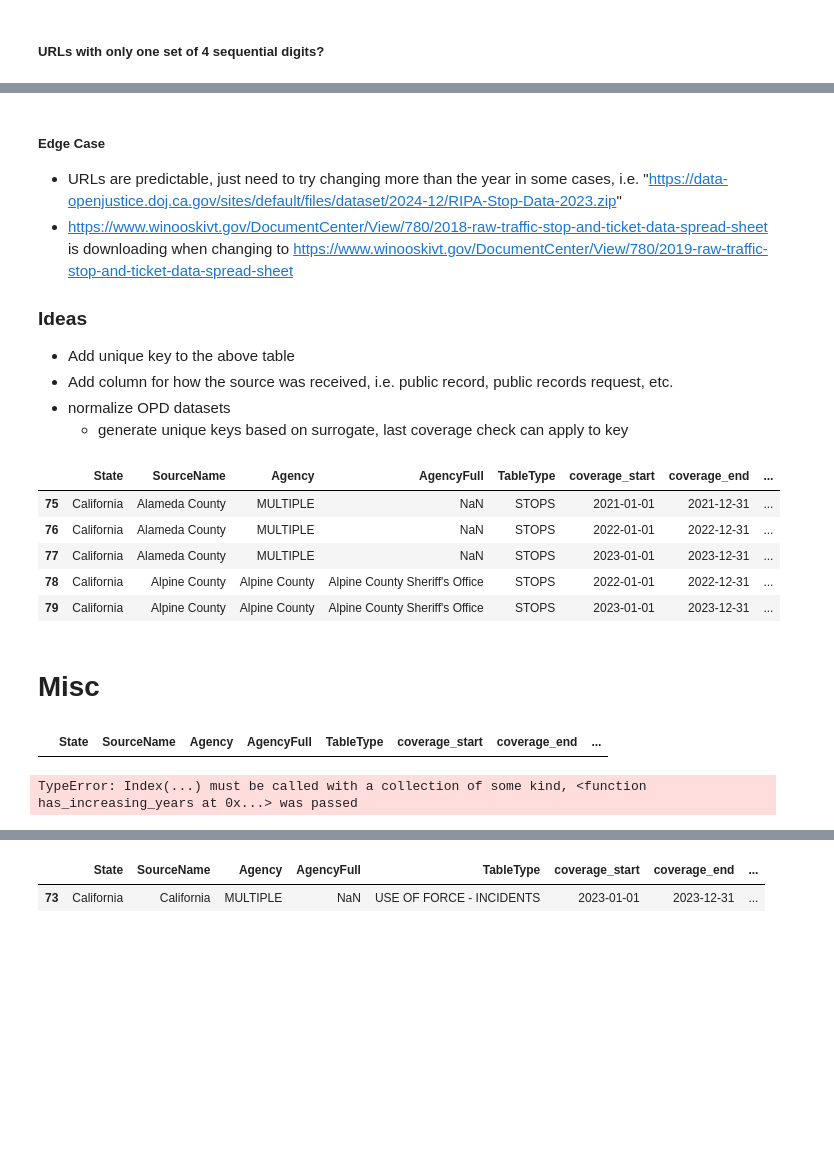
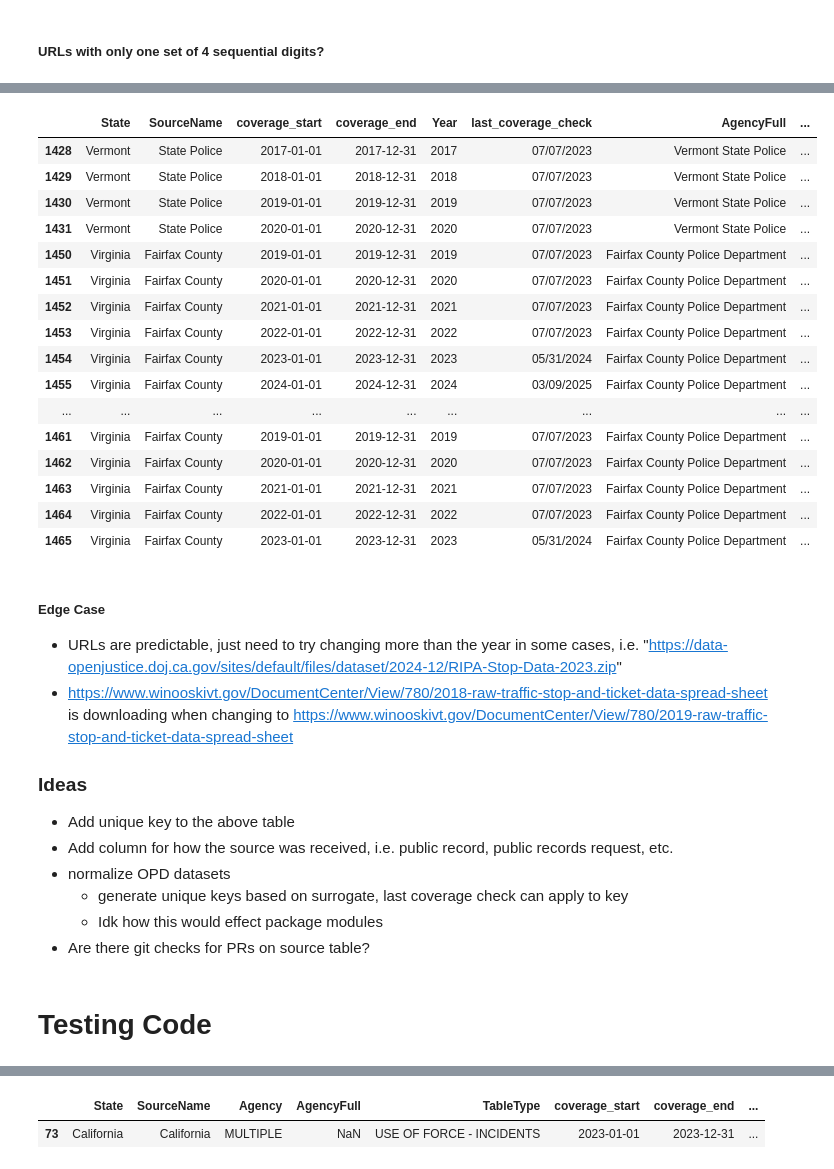
Before and after one commit to apancoast/openpolicedata, a Jupyter notebook: testing.ipynb, the cells around one changed output, grey strips where cells are left out. Drawn from its saved outputs; the diff is of its cells as text; code cells hidden in the pictures; blank space fills up the shorter version.

```diff
--- a/testing.ipynb
+++ b/testing.ipynb
@@ -100,36 +88,38 @@ filtered_records[['State', 'SourceName', 'coverage_start', 'coverage_end', 'Year
+# %%
+# Filter URLs with exactly one set of 4 sequential digits
+filtered_records = all_datasets[all_datasets['URL'].str.contains(r'^\D*(\d{4})\D*$', regex=True)]
+
+# Display the filtered dataset
+filtered_records[['State', 'SourceName', 'coverage_start', 'coverage_end', 'Year', 'last_coverage_check', 'AgencyFull', 'TableType', 'source_url', 'URL']].tail(20)
+# %% [output]
+|  | State | SourceName | coverage_start | coverage_end | Year | last_coverage_check | AgencyFull | ... |
+| 1428 | Vermont | State Police | 2017-01-01 | 2017-12-31 | 2017 | 07/07/2023 | Vermont State Police | ... |
+| 1429 | Vermont | State Police | 2018-01-01 | 2018-12-31 | 2018 | 07/07/2023 | Vermont State Police | ... |
+| 1430 | Vermont | State Police | 2019-01-01 | 2019-12-31 | 2019 | 07/07/2023 | Vermont State Police | ... |
+| 1431 | Vermont | State Police | 2020-01-01 | 2020-12-31 | 2020 | 07/07/2023 | Vermont State Police | ... |
+| 1450 | Virginia | Fairfax County | 2019-01-01 | 2019-12-31 | 2019 | 07/07/2023 | Fairfax County Police Department | ... |
+| 1451 | Virginia | Fairfax County | 2020-01-01 | 2020-12-31 | 2020 | 07/07/2023 | Fairfax County Police Department | ... |
+| 1452 | Virginia | Fairfax County | 2021-01-01 | 2021-12-31 | 2021 | 07/07/2023 | Fairfax County Police Department | ... |
+| 1453 | Virginia | Fairfax County | 2022-01-01 | 2022-12-31 | 2022 | 07/07/2023 | Fairfax County Police Department | ... |
+| 1454 | Virginia | Fairfax County | 2023-01-01 | 2023-12-31 | 2023 | 05/31/2024 | Fairfax County Police Department | ... |
+| 1455 | Virginia | Fairfax County | 2024-01-01 | 2024-12-31 | 2024 | 03/09/2025 | Fairfax County Police Department | ... |
+| ... | ... | ... | ... | ... | ... | ... | ... | ... |
+| 1461 | Virginia | Fairfax County | 2019-01-01 | 2019-12-31 | 2019 | 07/07/2023 | Fairfax County Police Department | ... |
+| 1462 | Virginia | Fairfax County | 2020-01-01 | 2020-12-31 | 2020 | 07/07/2023 | Fairfax County Police Department | ... |
+| 1463 | Virginia | Fairfax County | 2021-01-01 | 2021-12-31 | 2021 | 07/07/2023 | Fairfax County Police Department | ... |
+| 1464 | Virginia | Fairfax County | 2022-01-01 | 2022-12-31 | 2022 | 07/07/2023 | Fairfax County Police Department | ... |
+| 1465 | Virginia | Fairfax County | 2023-01-01 | 2023-12-31 | 2023 | 05/31/2024 | Fairfax County Police Department | ... |
 # %% [markdown]
 ##### Edge Case
-
 - URLs are predictable, just need to try changing more than the year in some cases, i.e. "https://data-openjustice.doj.ca.gov/sites/default/files/dataset/2024-12/RIPA-Stop-Data-2023.zip"
 - https://www.winooskivt.gov/DocumentCenter/View/780/2018-raw-traffic-stop-and-ticket-data-spread-sheet is downloading when changing to https://www.winooskivt.gov/DocumentCenter/View/780/2019-raw-traffic-stop-and-ticket-data-spread-sheet
 
 ### Ideas
-
 - Add unique key to the above table
 - Add column for how the source was received, i.e. public record, public records request, etc.
 - normalize OPD datasets
     - generate unique keys based on surrogate, last coverage check can apply to key
+    - Idk how this would effect package modules
+- Are there git checks for PRs on source table?
-# %%
-filtered_records.head(5)
-# %% [output]
-|  | State | SourceName | Agency | AgencyFull | TableType | coverage_start | coverage_end | ... |
-| 75 | California | Alameda County | MULTIPLE | NaN | STOPS | 2021-01-01 | 2021-12-31 | ... |
-| 76 | California | Alameda County | MULTIPLE | NaN | STOPS | 2022-01-01 | 2022-12-31 | ... |
-| 77 | California | Alameda County | MULTIPLE | NaN | STOPS | 2023-01-01 | 2023-12-31 | ... |
-| 78 | California | Alpine County | Alpine County | Alpine County Sheriff's Office | STOPS | 2022-01-01 | 2022-12-31 | ... |
-| 79 | California | Alpine County | Alpine County | Alpine County Sheriff's Office | STOPS | 2023-01-01 | 2023-12-31 | ... |
 # %% [markdown]
-# Misc
+# Testing Code
-# %%
-all_datasets[all_datasets['source_url'] == 'https://opendata.baltimorecity.gov/egis/rest/services/Hosted/911_Calls_For_Service_2017_csv/FeatureServer/0']
-# %% [output]
-|  | State | SourceName | Agency | AgencyFull | TableType | coverage_start | coverage_end | ... |
-# %%
-# Group by URLs with years replaced by '####' and filter for increasing years
-def has_increasing_years(group):
-    years = group['URL'].str.extract(r'(\b\d{4}\b)').dropna().astype(int).sort_values(by=0)
-    return years[0].is_monotonic_increasing
-
-filtered_records = all_datasets.groupby(all_datasets['URL'].str.replace(r'\b\d{4}\b', '####', regex=True)).filter(has_increasing_years)
-# %% [output]
-TypeError: Index(...) must be called with a collection of some kind, <function has_increasing_years at 0x...> was passed
```
Also changed, not shown: parts of 16 cells of this notebook.
